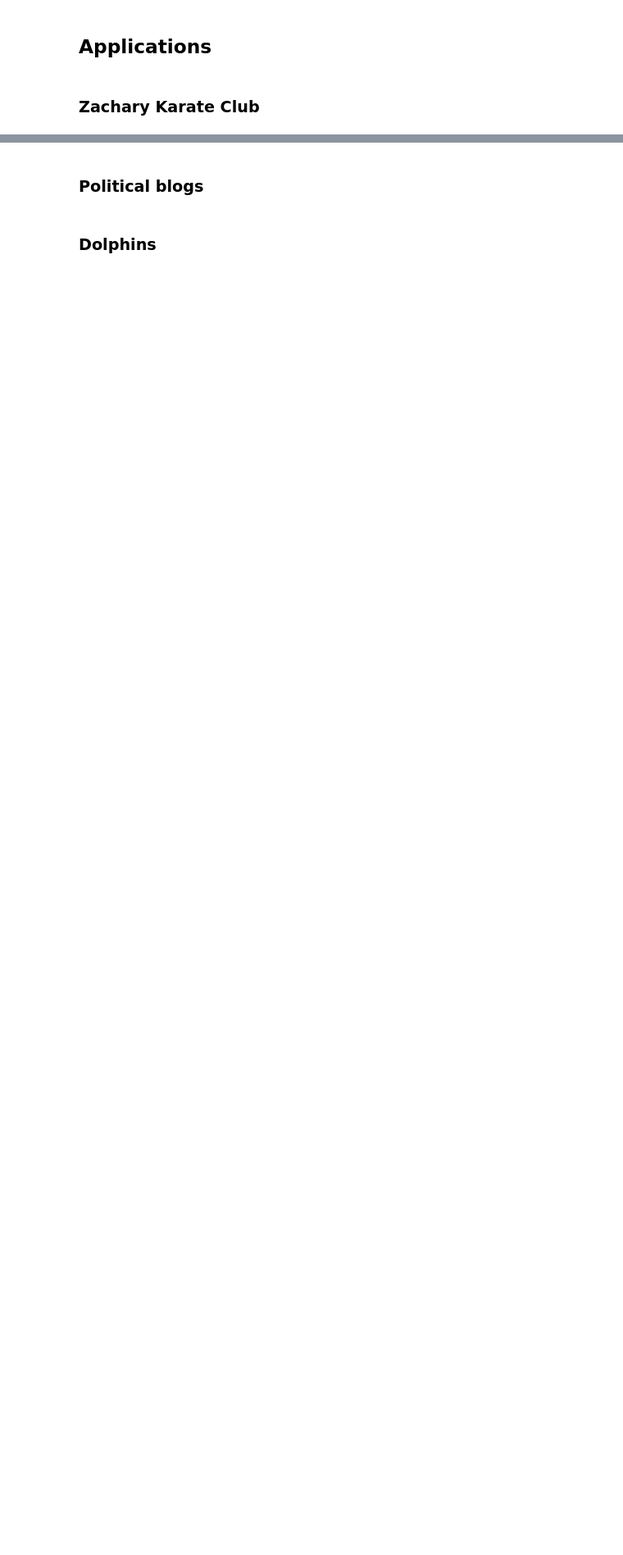
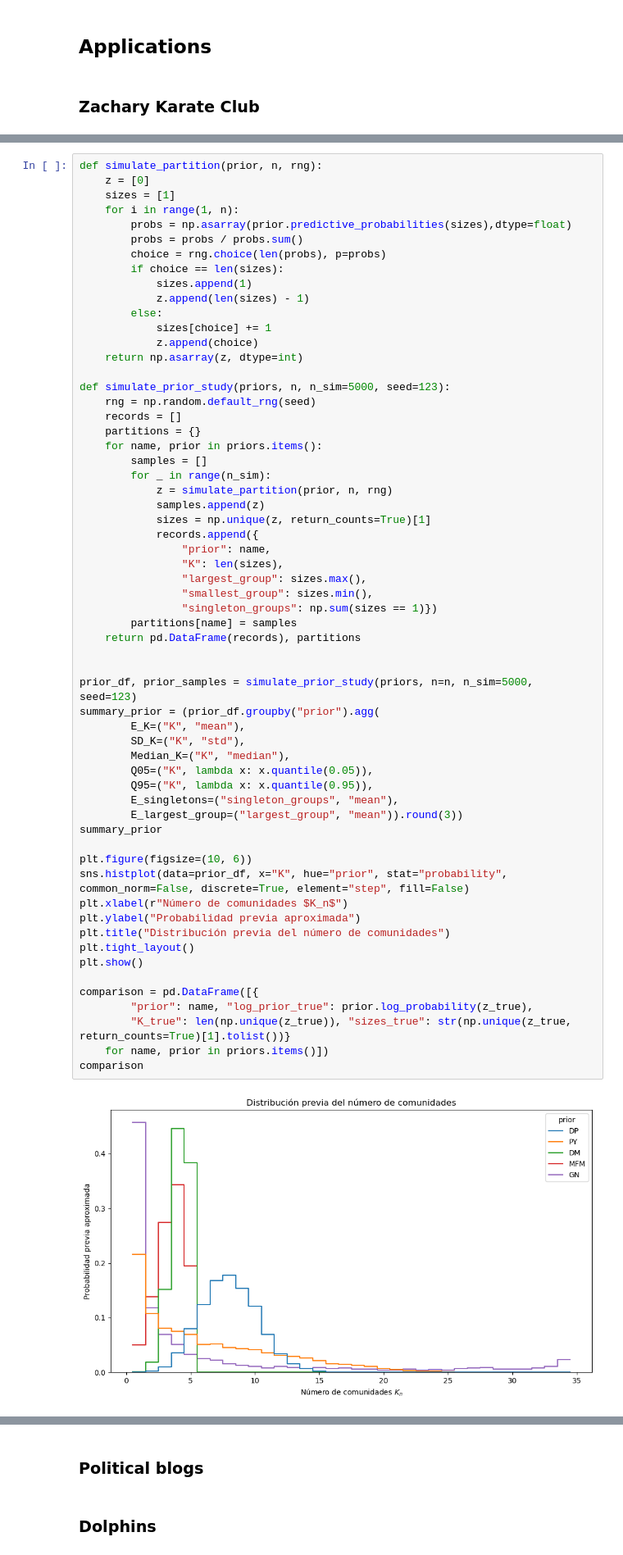
Before and after one commit to cnosa/blockregressiondynamicsnetwork, a Jupyter notebook: SSBM.ipynb, the cells around one changed output, grey strips where cells are left out. Shown at 82% size. Saved outputs shown, nothing was run; the diff lists cells and outputs as text; blank space fills up the shorter version.

```diff
--- a/SSBM.ipynb
+++ b/SSBM.ipynb
@@ -1541,0 +1284,62 @@ comparison
+# %%
+def simulate_partition(prior, n, rng):
+    z = [0]
+    sizes = [1]
+    for i in range(1, n):
+        probs = np.asarray(prior.predictive_probabilities(sizes),dtype=float)
+        probs = probs / probs.sum()
+        choice = rng.choice(len(probs), p=probs)
+        if choice == len(sizes):
+            sizes.append(1)
+            z.append(len(sizes) - 1)
+        else:
+            sizes[choice] += 1
+            z.append(choice)
+    return np.asarray(z, dtype=int)
+
+def simulate_prior_study(priors, n, n_sim=5000, seed=123):
+    rng = np.random.default_rng(seed)
+    records = []
+    partitions = {}
+    for name, prior in priors.items():
+        samples = []
+        for _ in range(n_sim):
+            z = simulate_partition(prior, n, rng)
+            samples.append(z)
+            sizes = np.unique(z, return_counts=True)[1]
+            records.append({
+                "prior": name,
+                "K": len(sizes),
+                "largest_group": sizes.max(),
+                "smallest_group": sizes.min(),
+                "singleton_groups": np.sum(sizes == 1)})
+        partitions[name] = samples
+    return pd.DataFrame(records), partitions
+
+
+prior_df, prior_samples = simulate_prior_study(priors, n=n, n_sim=5000, seed=123)
+summary_prior = (prior_df.groupby("prior").agg(
+        E_K=("K", "mean"),
+        SD_K=("K", "std"),
+        Median_K=("K", "median"),
+        Q05=("K", lambda x: x.quantile(0.05)),
+        Q95=("K", lambda x: x.quantile(0.95)),
+        E_singletons=("singleton_groups", "mean"),
+        E_largest_group=("largest_group", "mean")).round(3))
+summary_prior
+
+plt.figure(figsize=(10, 6))
+sns.histplot(data=prior_df, x="K", hue="prior", stat="probability", common_norm=False, discrete=True, element="step", fill=False)
+plt.xlabel(r"Número de comunidades $K_n$")
+plt.ylabel("Probabilidad previa aproximada")
+plt.title("Distribución previa del número de comunidades")
+plt.tight_layout()
+plt.show()
+
+comparison = pd.DataFrame([{
+        "prior": name, "log_prior_true": prior.log_probability(z_true),
+        "K_true": len(np.unique(z_true)), "sizes_true": str(np.unique(z_true, return_counts=True)[1].tolist())}
+    for name, prior in priors.items()])
+comparison
+# %% [output]
+[figure, added]
```
Also changed, not shown: parts of 38 cells of this notebook.
